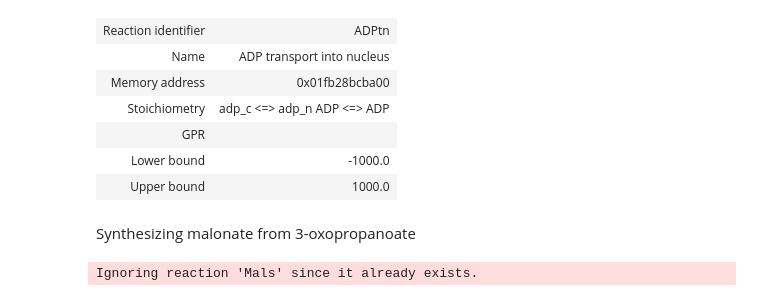
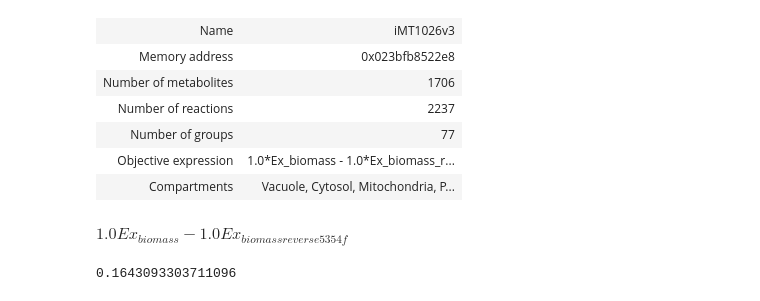
Before and after one commit to 27410/group-assignment-2021-group-8-malonic-acid-in-k-phaffii, a Jupyter notebook: models/Malonic_Acid_Production/Malonate_Engineering.ipynb, the cells around one changed output. Cells and saved outputs as stored; diff of their text form; code cells hidden in the pictures.

Commit message:
Model initial metabolic engineering

```diff
--- a/models/Malonic_Acid_Production/Malonate_Engineering.ipynb
+++ b/models/Malonic_Acid_Production/Malonate_Engineering.ipynb
@@ -32,15 +27,27 @@ model.metabolites.query('h_c','id')[0]
 # %%
-model.reactions[0]
+model
 # %% [output]
-| Reaction identifier | ADPtn |
-| Name | ADP transport into nucleus |
-| Memory address | 0x01fb28bcba00 |
-| Stoichiometry | adp_c <=> adp_n ADP <=> ADP |
-| GPR |  |
-| Lower bound | -1000.0 |
-| Upper bound | 1000.0 |
+| Name | iMT1026v3 |
+| Memory address | 0x023bfb8522e8 |
+| Number of metabolites | 1706 |
+| Number of reactions | 2237 |
+| Number of groups | 77 |
+| Objective expression | 1.0*Ex_biomass - 1.0*Ex_biomass_r... |
+| Compartments | Vacuole, Cytosol, Mitochondria, P... |
-# %% [markdown]
-Synthesizing malonate from 3-oxopropanoate
+# %%
+model.reactions.get_by_id('Ex_biomass').flux_expression
+# %% [output]
+$\displaystyle 1.0 Ex_{biomass} - 1.0 Ex_{biomass reverse 5354f}$
+# %%
+medium = model.medium
+with model:
+    medium['Ex_meoh'] = 10
+    medium['Ex_glyc'] = 0
+    model.medium = medium
+    model.objective = model.reactions.Ex_biomass
+    print(model.optimize().objective_value)
+# %% [output]
+0.1643093303711096
 # %%
 from cobra import Reaction, Metabolite
 new_reaction = Reaction('Mals')
@@ -50,8 +57,7 @@ new_reaction.add_metabolites({model.metabolites.msa_c: -1,
                               model.metabolites.h2o_v: -1,
                               Malonate: 1,
                               model.metabolites.nadh_c: 1,
-                              model.metabolites.h_c: 1,
+                              model.metabolites.h_c: 2,
                              })
 model.add_reactions([new_reaction])
+model.reactions.Mals.lower_bound = -1000
-# %% [output]
-Ignoring reaction 'Mals' since it already exists.
```
Also changed, not shown: parts of 75 cells of this notebook.
